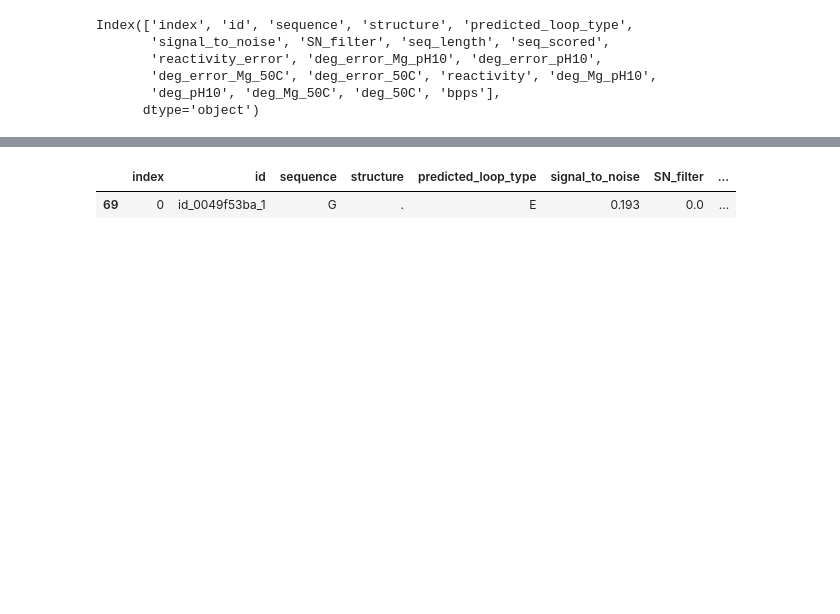
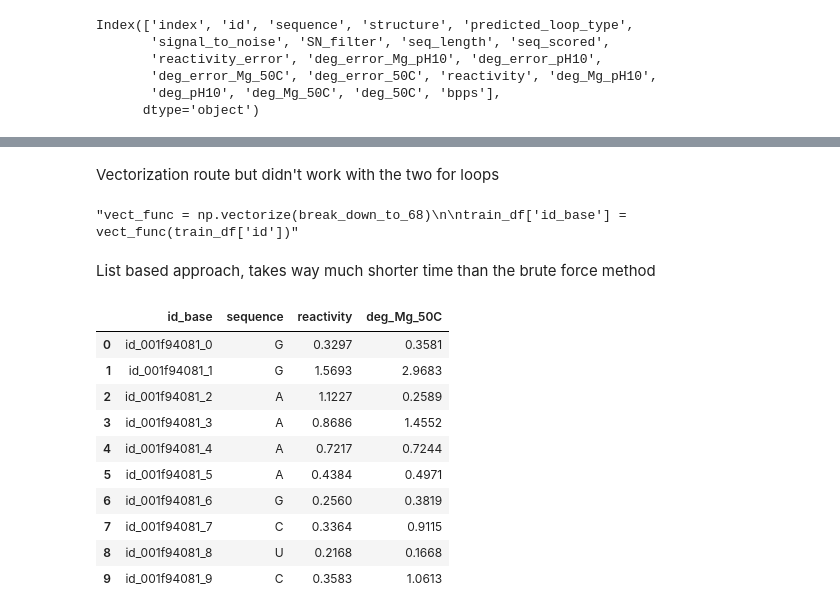
Before and after one commit to sumaniitm/kaggle-mRNA-feature-engineering, a Jupyter notebook: notebook-covid19-mrna.ipynb, the cells around one changed output, grey strips where cells are left out. Cells and saved outputs as stored; diff of their text form; code cells hidden in the pictures; blank space fills up the shorter version.

Commit message:
performance optimisations for bpps addition and per base row generation

```diff
--- a/notebook-covid19-mrna.ipynb
+++ b/notebook-covid19-mrna.ipynb
@@ -194,16 +213,16 @@ seqn_train_df_single = pd.DataFrame()
 # %%
+"""seqn_train_df = pd.DataFrame()
+seqn_train_df_single = pd.DataFrame()
+
 list_of_ids = new_train_df['id'].tolist()
 #list_of_ids = ['id_001f94081','id_0049f53ba']
 seqn_train_df = pd.DataFrame()
 
 for i in range(len(list_of_ids)):
-    #print(new_train_df['id'][i])
-    #seqn_train_df_single = pd.DataFrame()
 
     for j in range(68):
         seqn_train_df_single = pd.DataFrame()
-        current_row = {}
-        #print("_".join([new_train_df['id'][i], str(j)]))
+        #current_row = {}
 
         current_row = {
             'id' : "_".join([new_train_df['id'][i], str(j)])
@@ -229,9 +248,6 @@ for i in range(len(list_of_ids)):
 
         seqn_train_df = pd.concat([seqn_train_df, seqn_train_df_single])
 
-        #print(seqn_train_df_single)
-        #print(seqn_train_df)
-
 seqn_train_df['paired_or_unpaired'] = seqn_train_df['structure'].apply(lambda x: 1 if x == '(' else 1 if x == ')' else 0)
-seqn_train_df.shape
+seqn_train_df.shape"""
 # %% [output]
@@ -261,5 +255,15 @@ new_train_df[new_train_df['id']=='id_0049f53ba'].T
-# %%
-final_seqn_train_df[final_seqn_train_df['id']=='id_0049f53ba_1']
-# %% [output]
-|  | index | id | sequence | structure | predicted_loop_type | signal_to_noise | SN_filter | ... |
-| 69 | 0 | id_0049f53ba_1 | G | . | E | 0.193 | 0.0 | ... |
+# %% [markdown]
+Vectorization route but didn't work with the two for loops
+# %%
+"""def break_down_to_68(s):
+    for j in range(68):
+        id_base = "_".join([s, str(j)])
+    return id_base"""
+
+"""vect_func = np.vectorize(break_down_to_68)
+
+train_df['id_base'] = vect_func(train_df['id'])"""
+# %% [output]
+"vect_func = np.vectorize(break_down_to_68)\n\ntrain_df['id_base'] = vect_func(train_df['id'])"
+# %% [markdown]
+List based approach, takes way much shorter time than the brute force method
@@ -265,0 +322,14 @@ final_seqn_train_df[final_seqn_train_df['id']=='id_0049f53ba_1']
+# %%
+seqn_train_df[['id_base','sequence','reactivity','deg_Mg_50C']].head(10)
+# %% [output]
+|  | id_base | sequence | reactivity | deg_Mg_50C |
+| 0 | id_001f94081_0 | G | 0.3297 | 0.3581 |
+| 1 | id_001f94081_1 | G | 1.5693 | 2.9683 |
+| 2 | id_001f94081_2 | A | 1.1227 | 0.2589 |
+| 3 | id_001f94081_3 | A | 0.8686 | 1.4552 |
+| 4 | id_001f94081_4 | A | 0.7217 | 0.7244 |
+| 5 | id_001f94081_5 | A | 0.4384 | 0.4971 |
+| 6 | id_001f94081_6 | G | 0.2560 | 0.3819 |
+| 7 | id_001f94081_7 | C | 0.3364 | 0.9115 |
+| 8 | id_001f94081_8 | U | 0.2168 | 0.1668 |
+| 9 | id_001f94081_9 | C | 0.3583 | 1.0613 |
```
Also changed, not shown: parts of 16 cells of this notebook.
